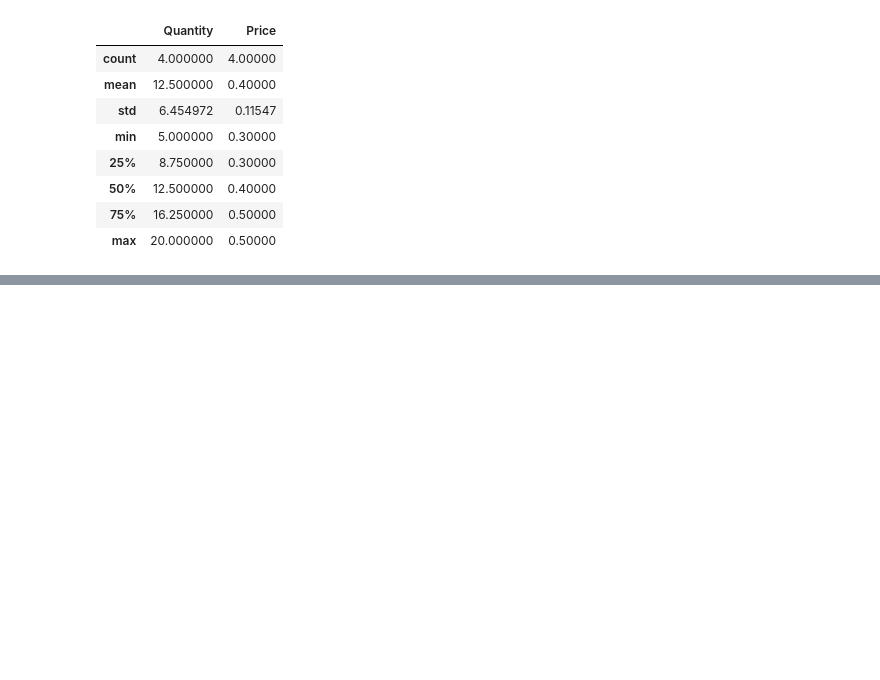
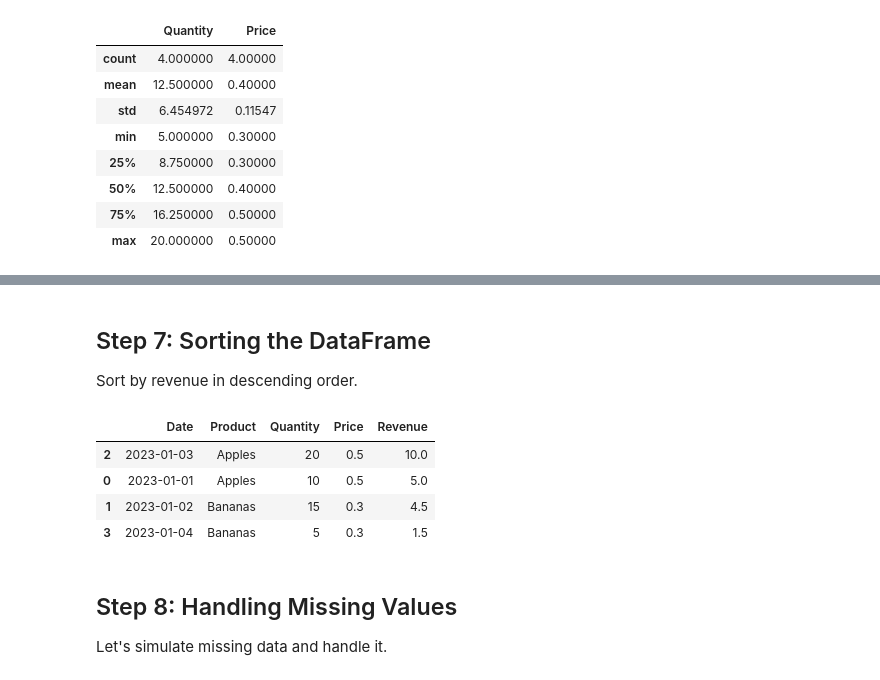
Before and after one commit to YazeedAsmar/Python, a Jupyter notebook: Data Analysis/Level 1/pandas_for_data_analysis_1.ipynb, the cells around one changed output, grey strips where cells are left out. Saved outputs shown, nothing was run; the diff lists cells and outputs as text; code cells hidden in the pictures; blank space fills up the shorter version.

```diff
--- a/Data Analysis/Level 1/pandas_for_data_analysis_1.ipynb
+++ b/Data Analysis/Level 1/pandas_for_data_analysis_1.ipynb
@@ -100,0 +132,14 @@ df.describe()
+# %% [markdown]
+## Step 7: Sorting the DataFrame
+Sort by revenue in descending order.
+# %%
+df.sort_values(by='Revenue', ascending=False)
+# %% [output]
+|  | Date | Product | Quantity | Price | Revenue |
+| 2 | 2023-01-03 | Apples | 20 | 0.5 | 10.0 |
+| 0 | 2023-01-01 | Apples | 10 | 0.5 | 5.0 |
+| 1 | 2023-01-02 | Bananas | 15 | 0.3 | 4.5 |
+| 3 | 2023-01-04 | Bananas | 5 | 0.3 | 1.5 |
+# %% [markdown]
+## Step 8: Handling Missing Values
+Let's simulate missing data and handle it.
```
Also changed, not shown: parts of 8 cells of this notebook.
